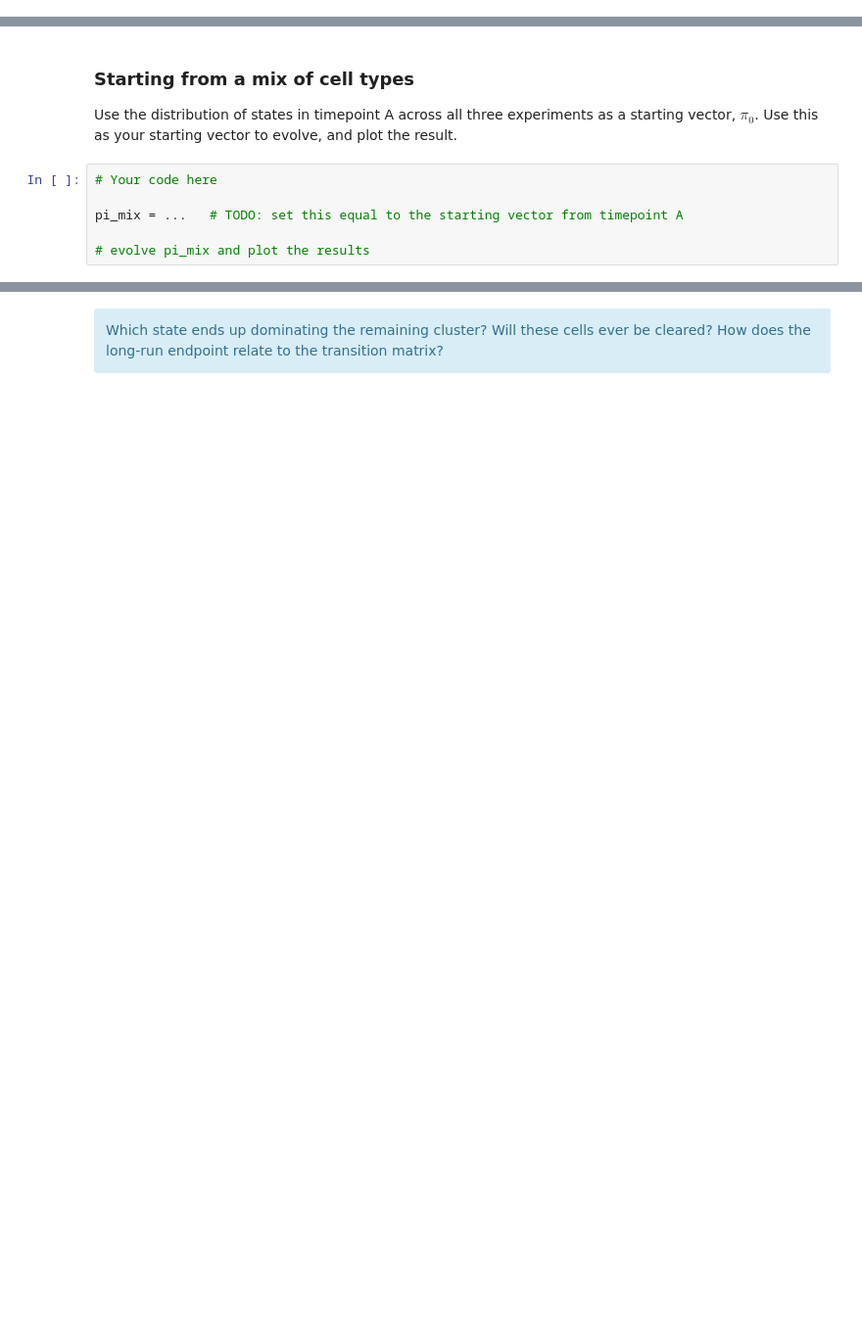
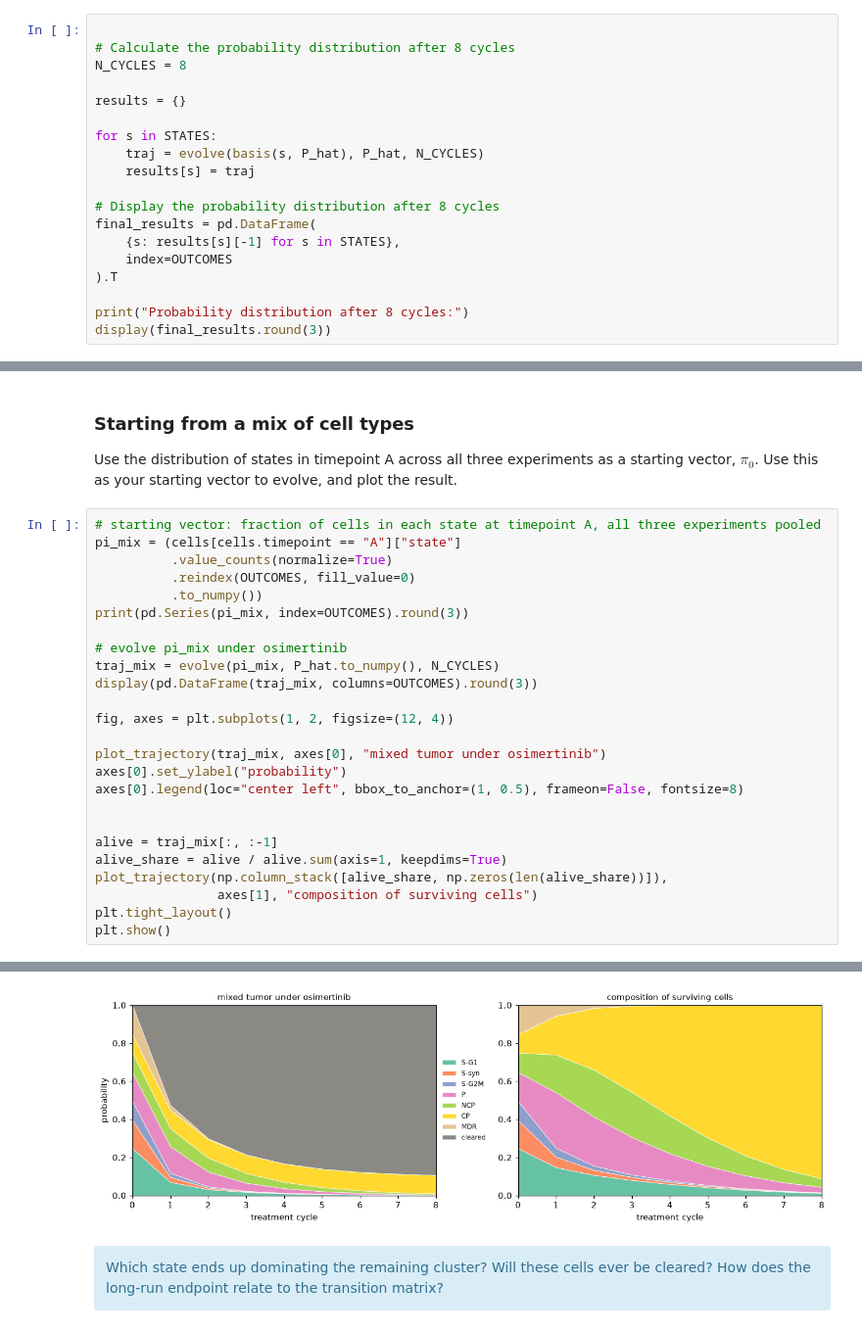
Before and after one commit to homayoun786/UU_F26_templates, a Jupyter notebook: Week10/thursday_lab/Lab09_markov_chain.ipynb, the cells around one changed output, grey strips where cells are left out. Shown at 98% size. Drawn from its saved outputs; the diff is of its cells as text; blank space fills up the shorter version.

```diff
--- a/Week10/thursday_lab/Lab09_markov_chain.ipynb
+++ b/Week10/thursday_lab/Lab09_markov_chain.ipynb
@@ -219,3 +282,22 @@ Use code as appropriate to answer the following questions.
 - Of the states that can be cleared, which tumor lasts the longest?
 - Which starting state sticks around for the most cycles of drug?
 - Which starting state results in the highest proportion of alive cells after three cycles?</div>
+# %%
+
+# Calculate the probability distribution after 8 cycles
+N_CYCLES = 8
+
+results = {}
+
+for s in STATES:
+    traj = evolve(basis(s, P_hat), P_hat, N_CYCLES)
+    results[s] = traj
+
+# Display the probability distribution after 8 cycles
+final_results = pd.DataFrame(
+    {s: results[s][-1] for s in STATES},
+    index=OUTCOMES
+).T
+
+print("Probability distribution after 8 cycles:")
+display(final_results.round(3))
@@ -222,9 +358,29 @@ Use code as appropriate to answer the following questions.
 # %% [markdown]
 ### Starting from a mix of cell types
 Use the distribution of states in timepoint A across all three experiments as a starting vector, $\pi_{0}$. Use this as your starting vector to evolve, and plot the result.
-# %%
-# Your code here
-
-pi_mix = ...   # TODO: set this equal to the starting vector from timepoint A
-
-# evolve pi_mix and plot the results
+# %%
+# starting vector: fraction of cells in each state at timepoint A, all three experiments pooled
+pi_mix = (cells[cells.timepoint == "A"]["state"]
+          .value_counts(normalize=True)
+          .reindex(OUTCOMES, fill_value=0)
+          .to_numpy())
+print(pd.Series(pi_mix, index=OUTCOMES).round(3))
+
+# evolve pi_mix under osimertinib
+traj_mix = evolve(pi_mix, P_hat.to_numpy(), N_CYCLES)
+display(pd.DataFrame(traj_mix, columns=OUTCOMES).round(3))
+
+fig, axes = plt.subplots(1, 2, figsize=(12, 4))
+
+plot_trajectory(traj_mix, axes[0], "mixed tumor under osimertinib")
+axes[0].set_ylabel("probability")
+axes[0].legend(loc="center left", bbox_to_anchor=(1, 0.5), frameon=False, fontsize=8)
+
+
+alive = traj_mix[:, :-1]
+alive_share = alive / alive.sum(axis=1, keepdims=True)
+plot_trajectory(np.column_stack([alive_share, np.zeros(len(alive_share))]),
+                axes[1], "composition of surviving cells")
+plt.tight_layout()
+plt.show()
+# %% [output]
@@ -231,2 +406,3 @@ pi_mix = ...   # TODO: set this equal to the starting vector from timepoint A
+[figure, added]
 # %% [markdown]
 <div class = "alert alert-info"> Which state ends up dominating the remaining cluster? Will these cells ever be cleared? How does the long-run endpoint relate to the transition matrix?</div>
```
Also changed, not shown: parts of 39 cells of this notebook.
